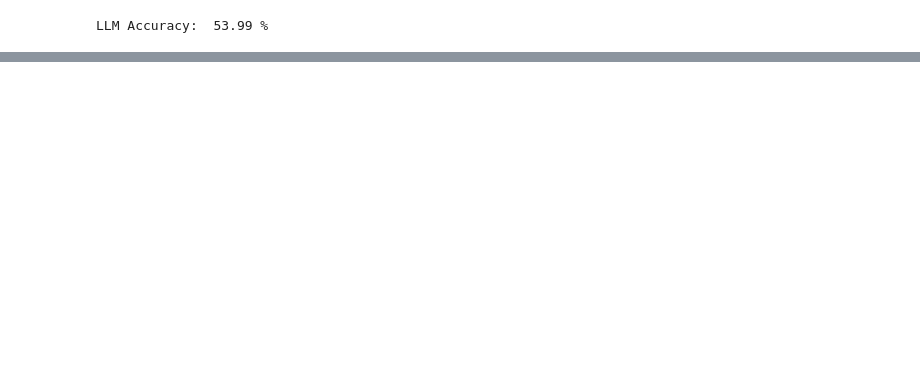
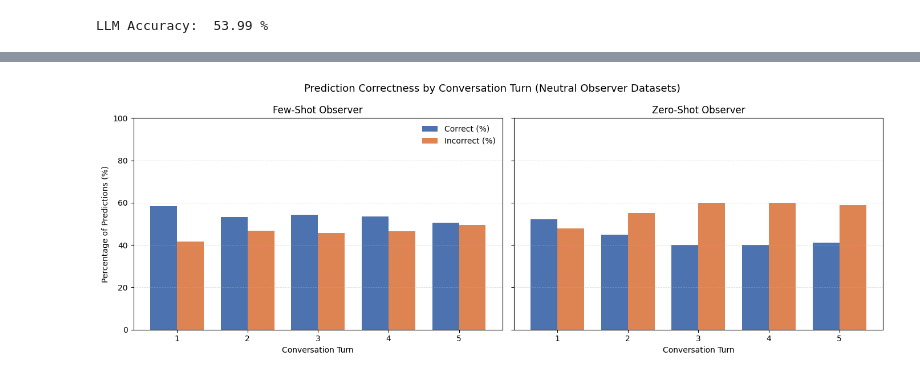
Before and after one commit to AdamOwolabi/llm-privacy-leakage, a Jupyter notebook: statistical_analysis.ipynb, the cells around one changed output, grey strips where cells are left out. Drawn from its saved outputs; the diff is of its cells as text; code cells hidden in the pictures; blank space fills up the shorter version.

```diff
--- a/statistical_analysis.ipynb
+++ b/statistical_analysis.ipynb
@@ -79,0 +86,70 @@ plt.show()
+# %%
+# Per-turn prediction quality: grouped bar charts for few-shot vs zero-shot observer datasets
+import numpy as np
+import pandas as pd
+import matplotlib.pyplot as plt
+
+few_path = "predictions/dataset_a_neutral_few_shot_llm_observer.csv"
+zero_path = "predictions/dataset_a_neutral_zero_shot_llm_observer.csv"
+
+def per_turn_accuracy_breakdown(path):
+    df = pd.read_csv(path)
+
+    required_cols = {"conversation_turn", "label", "prediction"}
+    missing = required_cols.difference(df.columns)
+    if missing:
+        raise ValueError(f"Missing required columns in {path}: {sorted(missing)}")
+
+    grouped = (
+        df.assign(is_correct=(df["label"] == df["prediction"]).astype(int))
+          .groupby("conversation_turn", as_index=False)
+          .agg(total=("is_correct", "size"), correct=("is_correct", "sum"))
+          .sort_values("conversation_turn")
+    )
+
+    grouped["incorrect"] = grouped["total"] - grouped["correct"]
+    grouped["correct_pct"] = (grouped["correct"] / grouped["total"]) * 100
+    grouped["incorrect_pct"] = (grouped["incorrect"] / grouped["total"]) * 100
+
+    return grouped
+
+few_stats = per_turn_accuracy_breakdown(few_path)
+zero_stats = per_turn_accuracy_breakdown(zero_path)
+
+fig, axes = plt.subplots(1, 2, figsize=(14, 5), sharey=True)
+fig.suptitle("Prediction Correctness by Conversation Turn (Neutral Observer Datasets)", fontsize=13)
+
+# Scientific/education-friendly tones
+correct_color = "#4C72B0"   # muted blue
+incorrect_color = "#DD8452" # muted orange
+
+for ax, stats, title in [
+    (axes[0], few_stats, "Few-Shot Observer"),
+    (axes[1], zero_stats, "Zero-Shot Observer"),
+]:
+    turns = stats["conversation_turn"].to_numpy()
+    x = np.arange(len(turns))
+    width = 0.38
+
+    ax.bar(x - width / 2, stats["correct_pct"], width, label="Correct (%)", color=correct_color)
+    ax.bar(x + width / 2, stats["incorrect_pct"], width, label="Incorrect (%)", color=incorrect_color)
+
+    ax.set_title(title)
+    ax.set_xlabel("Conversation Turn")
+    ax.set_xticks(x)
+    ax.set_xticklabels(turns)
+    ax.set_ylim(0, 100)
+    ax.grid(axis="y", linestyle="--", linewidth=0.6, alpha=0.5)
+
+axes[0].set_ylabel("Percentage of Predictions (%)")
+axes[0].legend(frameon=False)
+
+plt.tight_layout()
+plt.show()
+
+print("Few-shot per-turn summary:")
+print(few_stats[["conversation_turn", "total", "correct", "incorrect", "correct_pct", "incorrect_pct"]].round(2))
+print("\nZero-shot per-turn summary:")
+print(zero_stats[["conversation_turn", "total", "correct", "incorrect", "correct_pct", "incorrect_pct"]].round(2))
+# %% [output]
+[figure, added]
```
Also changed, not shown: parts of 11 cells of this notebook, 14 other files.
